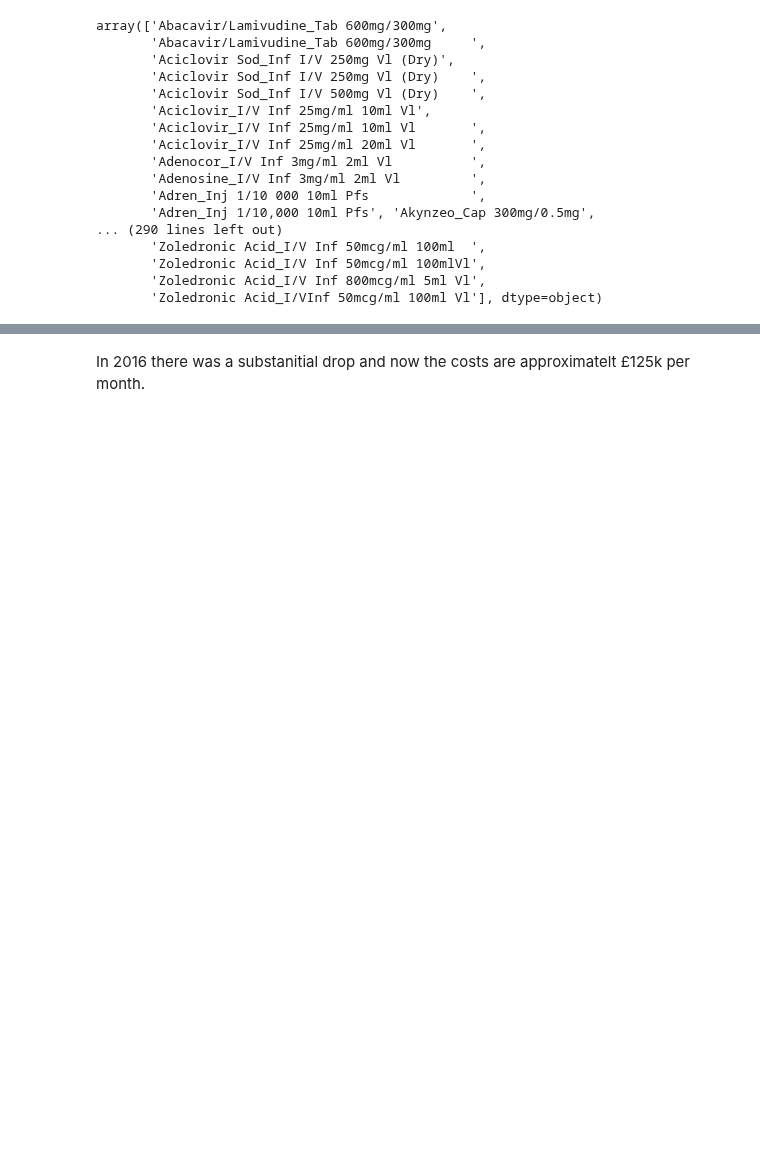
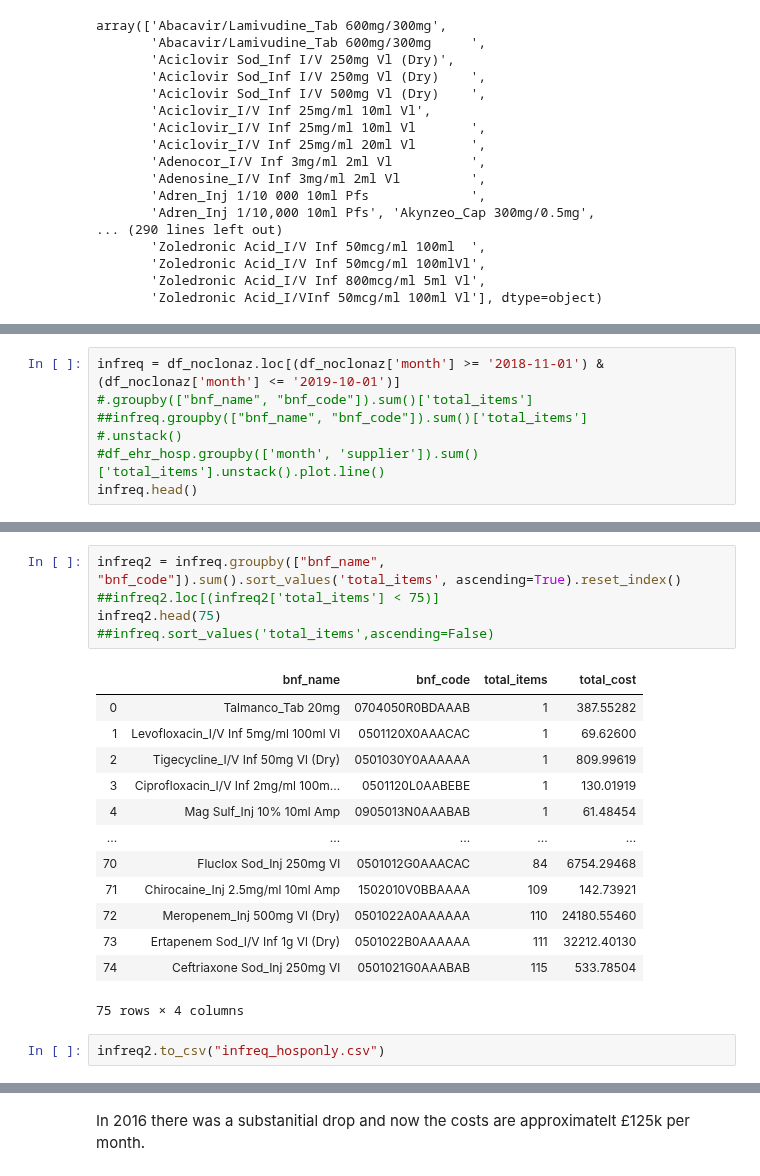
Before and after one commit to ebmdatalab/jupyter-notebooks, a Jupyter notebook: new_measures/Drafts/Hospital/Ver 2.ipynb, the cells around one changed output, grey strips where cells are left out. Saved outputs shown, nothing was run; the diff lists cells and outputs as text; blank space fills up the shorter version.

Commit message:
update last 12 months product level
last 12 months product level

```diff
--- a/new_measures/Drafts/Hospital/Ver 2.ipynb
+++ b/new_measures/Drafts/Hospital/Ver 2.ipynb
@@ -154,0 +158,7 @@ plt.ylim(0, )
+# %%
+infreq = df_noclonaz.loc[(df_noclonaz['month'] >= '2018-11-01') & (df_noclonaz['month'] <= '2019-10-01')]
+#.groupby(["bnf_name", "bnf_code"]).sum()['total_items']
+##infreq.groupby(["bnf_name", "bnf_code"]).sum()['total_items']
+#.unstack()
+#df_ehr_hosp.groupby(['month', 'supplier']).sum()['total_items'].unstack().plot.line()
+infreq.head()
@@ -154,0 +172,21 @@ plt.ylim(0, )
+# %%
+infreq2 = infreq.groupby(["bnf_name", "bnf_code"]).sum().sort_values('total_items', ascending=True).reset_index()
+##infreq2.loc[(infreq2['total_items'] < 75)]
+infreq2.head(75)
+##infreq.sort_values('total_items',ascending=False)
+# %% [output]
+|  | bnf_name | bnf_code | total_items | total_cost |
+| 0 | Talmanco_Tab 20mg | 0704050R0BDAAAB | 1 | 387.55282 |
+| 1 | Levofloxacin_I/V Inf 5mg/ml 100ml Vl | 0501120X0AAACAC | 1 | 69.62600 |
+| 2 | Tigecycline_I/V Inf 50mg Vl (Dry) | 0501030Y0AAAAAA | 1 | 809.99619 |
+| 3 | Ciprofloxacin_I/V Inf 2mg/ml 100m... | 0501120L0AABEBE | 1 | 130.01919 |
+| 4 | Mag Sulf_Inj 10% 10ml Amp | 0905013N0AAABAB | 1 | 61.48454 |
+| ... | ... | ... | ... | ... |
+| 70 | Fluclox Sod_Inj 250mg Vl | 0501012G0AAACAC | 84 | 6754.29468 |
+| 71 | Chirocaine_Inj 2.5mg/ml 10ml Amp | 1502010V0BBAAAA | 109 | 142.73921 |
+| 72 | Meropenem_Inj 500mg Vl (Dry) | 0501022A0AAAAAA | 110 | 24180.55460 |
+| 73 | Ertapenem Sod_I/V Inf 1g Vl (Dry) | 0501022B0AAAAAA | 111 | 32212.40130 |
+| 74 | Ceftriaxone Sod_Inj 250mg Vl | 0501021G0AAABAB | 115 | 533.78504 |
+75 rows × 4 columns
+# %%
+infreq2.to_csv("infreq_hosponly.csv")
```
Also changed, not shown: parts of 6 cells of this notebook, 1 other file.
